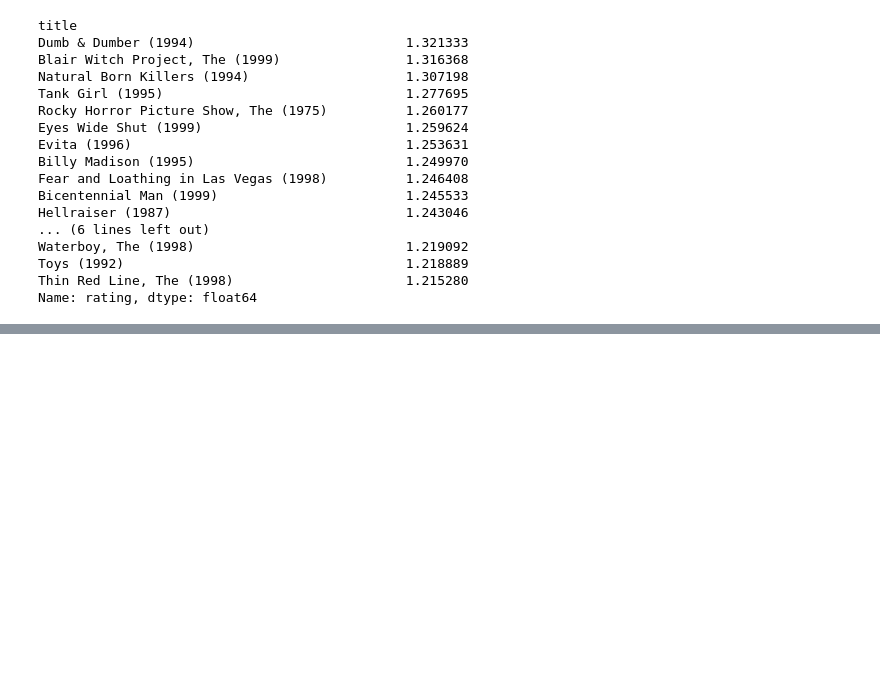
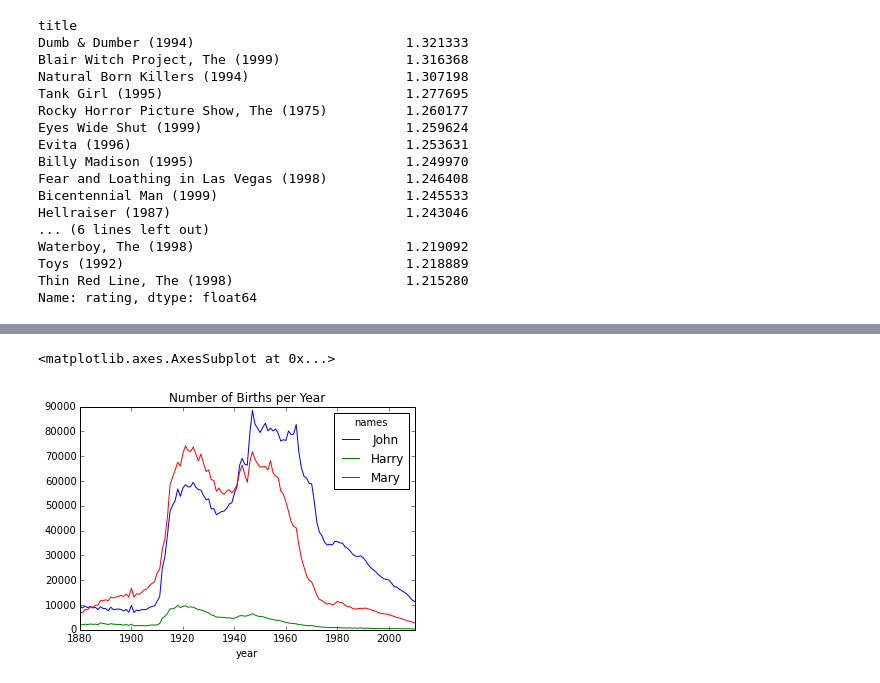
Before and after one commit to pmanion0/pydata-hw, a Jupyter notebook: Chapter 1.ipynb, the cells around one changed output, grey strips where cells are left out. Drawn from its saved outputs; the diff is of its cells as text; code cells hidden in the pictures; blank space fills up the shorter version.

```diff
--- a/Chapter 1.ipynb
+++ b/Chapter 1.ipynb
@@ -229,0 +254,17 @@ names = pd.concat(pieces, ignore_index=True)
+# %%
+# Now grab the top 1000 names by sex/year
+def get_top1000(group):
+    return group.sort_index(by='births', ascending=False)[:1000]
+
+grouped = names.groupby(['year','sex'])
+top1000 = grouped.apply(get_top1000)
+
+boys = top1000[top1000['sex'] == 'M']
+girls = top1000[top1000['sex'] == 'F']
+# %%
+total_births = top1000.pivot_table('births', index='year', columns='names', aggfunc=sum)
+# %%
+total_births[['John','Harry','Mary']].plot(grid=False, title='Number of Births per Year')
+# %% [output]
+<matplotlib.axes.AxesSubplot at 0x...>
+[figure, added]
```
Also changed, not shown: parts of 10 cells of this notebook.
